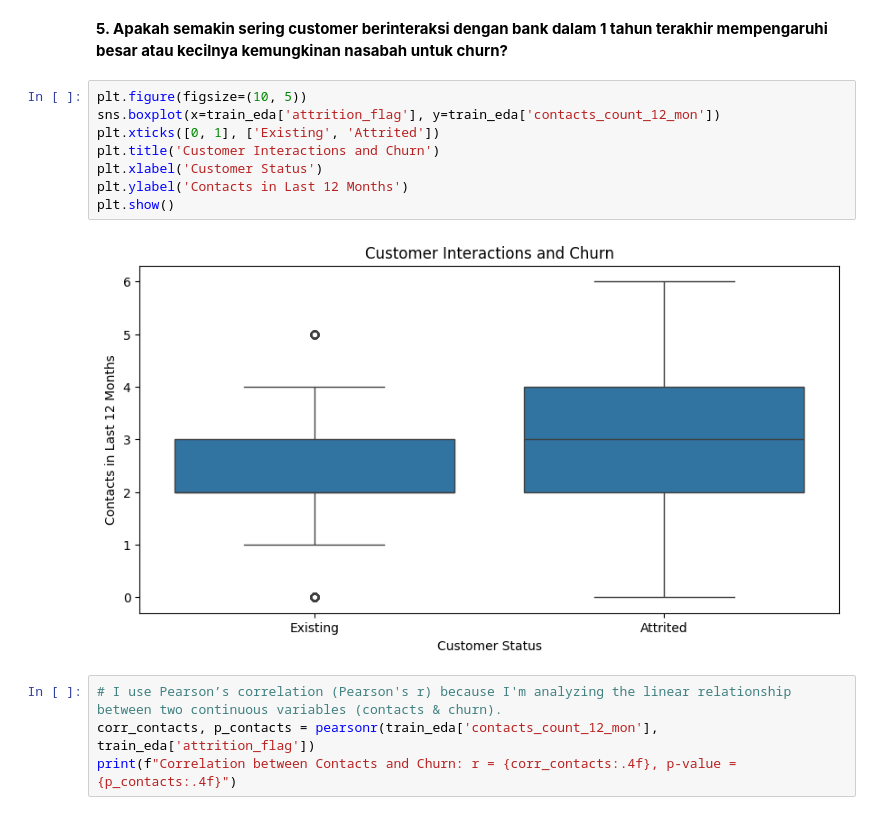
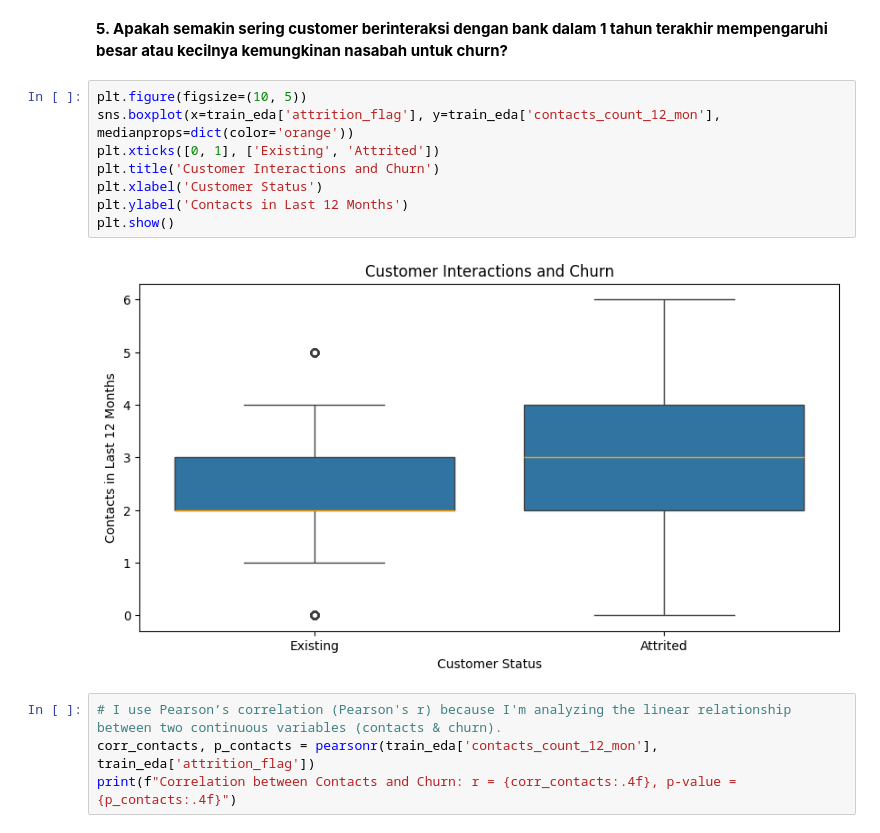
Before and after one commit to jihadakbr/churn-analysis, a Jupyter notebook: churn_analysis_feature_importance.ipynb, the cells around one changed output. Saved outputs shown, nothing was run; the diff lists cells and outputs as text.

```diff
--- a/churn_analysis_feature_importance.ipynb
+++ b/churn_analysis_feature_importance.ipynb
@@ -661,14 +664,14 @@ Correlation between Tenure and Churn: r = 0.0108, p-value = 0.3298
 **5. Apakah semakin sering customer berinteraksi dengan bank dalam 1 tahun terakhir mempengaruhi besar atau kecilnya kemungkinan nasabah untuk churn?**
 # %%
 plt.figure(figsize=(10, 5))
-sns.boxplot(x=train_eda['attrition_flag'], y=train_eda['contacts_count_12_mon'])
+sns.boxplot(x=train_eda['attrition_flag'], y=train_eda['contacts_count_12_mon'], medianprops=dict(color='orange'))
 plt.xticks([0, 1], ['Existing', 'Attrited'])
 plt.title('Customer Interactions and Churn')
 plt.xlabel('Customer Status')
 plt.ylabel('Contacts in Last 12 Months')
 plt.show()
 # %% [output]
-[figure, old version]
+[figure, new version]
 # %%
 # I use Pearson’s correlation (Pearson's r) because I'm analyzing the linear relationship between two continuous variables (contacts & churn).
 corr_contacts, p_contacts = pearsonr(train_eda['contacts_count_12_mon'], train_eda['attrition_flag'])
```
Also changed, not shown: parts of 86 cells of this notebook.
